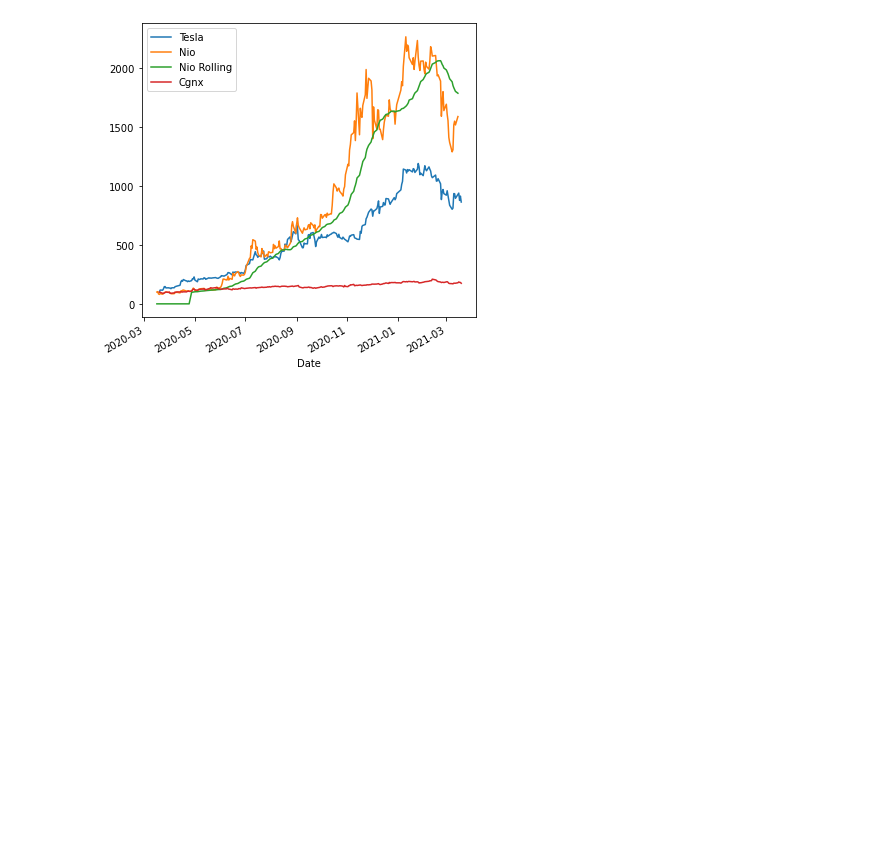
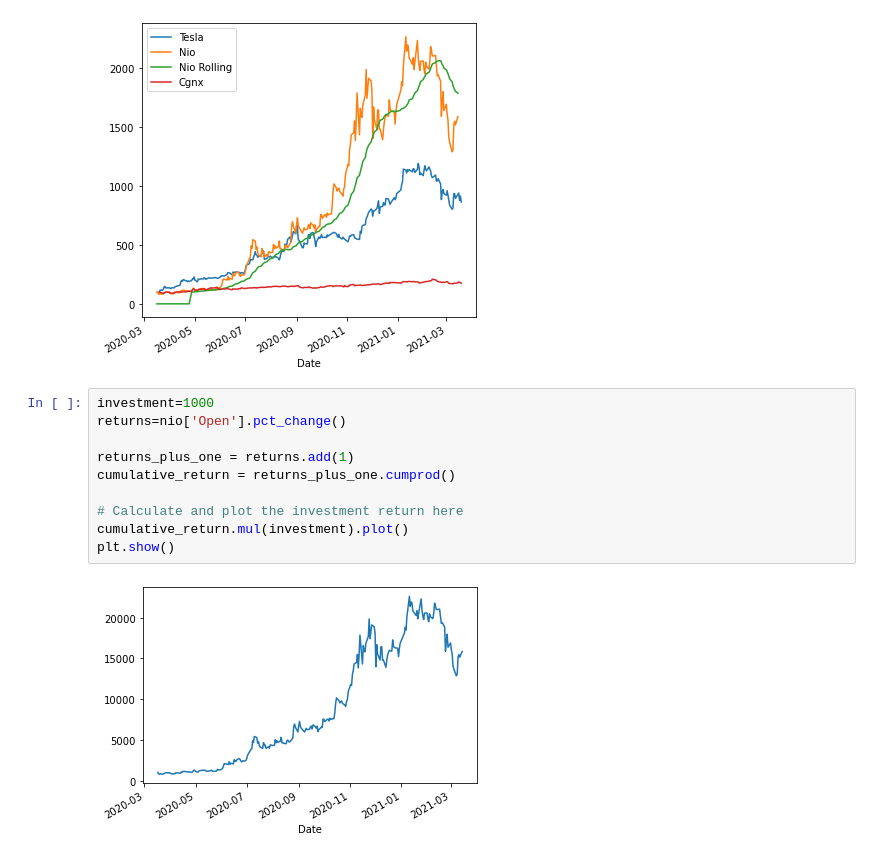
Before and after one commit to Andru-1987/python-deep-learning, a Jupyter notebook: Google timeseries.ipynb, the cells around one changed output. Saved outputs shown, nothing was run; the diff lists cells and outputs as text; blank space fills up the shorter version.

```diff
--- a/Google timeseries.ipynb
+++ b/Google timeseries.ipynb
@@ -268,3 +271,15 @@ plt.legend(['Tesla','Nio','Nio Rolling','Cgnx'])
 plt.show()
 # %% [output]
 [figure]
+# %%
+investment=1000
+returns=nio['Open'].pct_change()
+
+returns_plus_one = returns.add(1)
+cumulative_return = returns_plus_one.cumprod()
+
+# Calculate and plot the investment return here
+cumulative_return.mul(investment).plot()
+plt.show()
+# %% [output]
+[figure, added]
```
Also changed, not shown: parts of 3 cells of this notebook.
